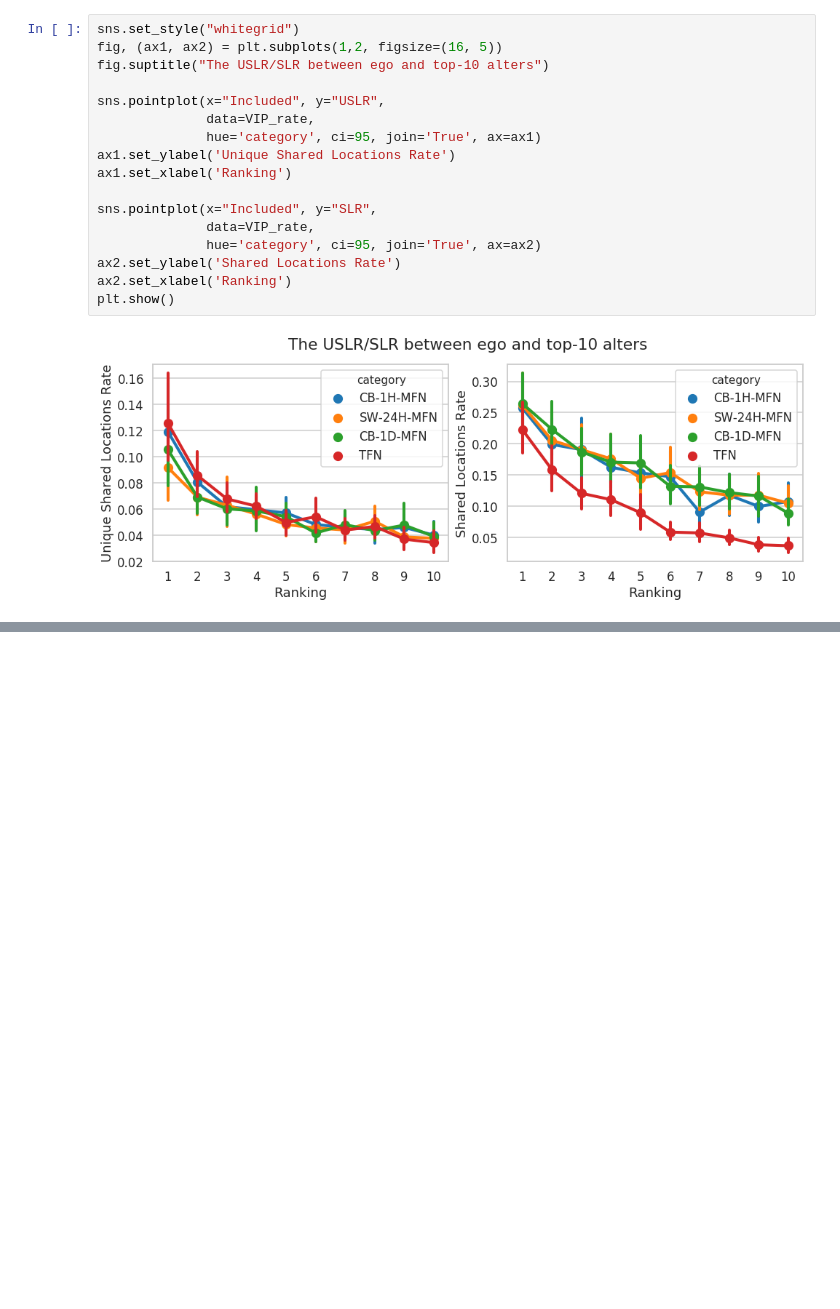
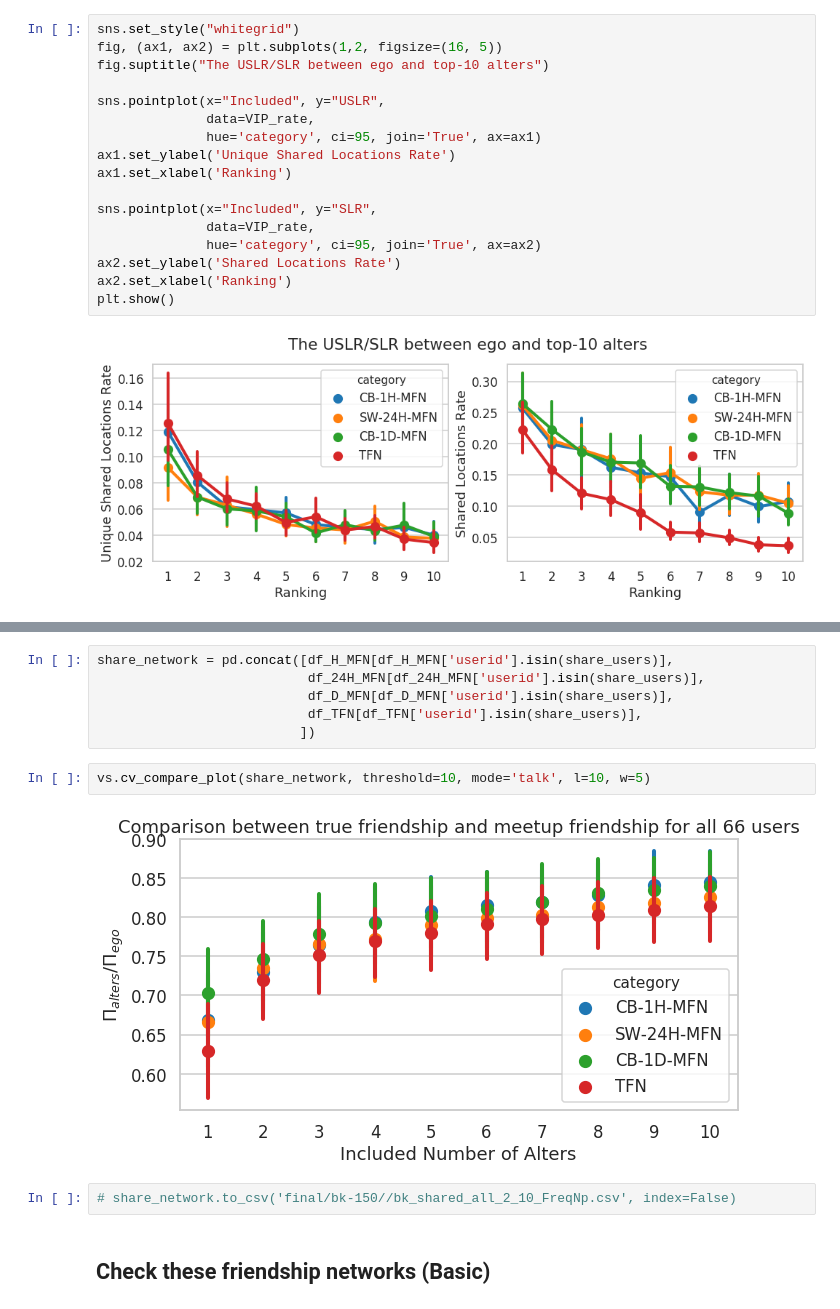
Before and after one commit to Magica-Chen/social-predictability, a Jupyter notebook: Ranking-Based-BK-VS.ipynb, the cells around one changed output, grey strips where cells are left out. Saved outputs shown, nothing was run; the diff lists cells and outputs as text; blank space fills up the shorter version.

```diff
--- a/Ranking-Based-BK-VS.ipynb
+++ b/Ranking-Based-BK-VS.ipynb
@@ -622,0 +685,14 @@ plt.show()
+# %%
+share_network = pd.concat([df_H_MFN[df_H_MFN['userid'].isin(share_users)],
+                           df_24H_MFN[df_24H_MFN['userid'].isin(share_users)],
+                           df_D_MFN[df_D_MFN['userid'].isin(share_users)],
+                           df_TFN[df_TFN['userid'].isin(share_users)],
+                          ])
+# %%
+vs.cv_compare_plot(share_network, threshold=10, mode='talk', l=10, w=5)
+# %% [output]
+[figure, added]
+# %%
+# share_network.to_csv('final/bk-150//bk_shared_all_2_10_FreqNp.csv', index=False)
+# %% [markdown]
+## Check these friendship networks (Basic)
```
Also changed, not shown: parts of 20 cells of this notebook, 4 other files.
